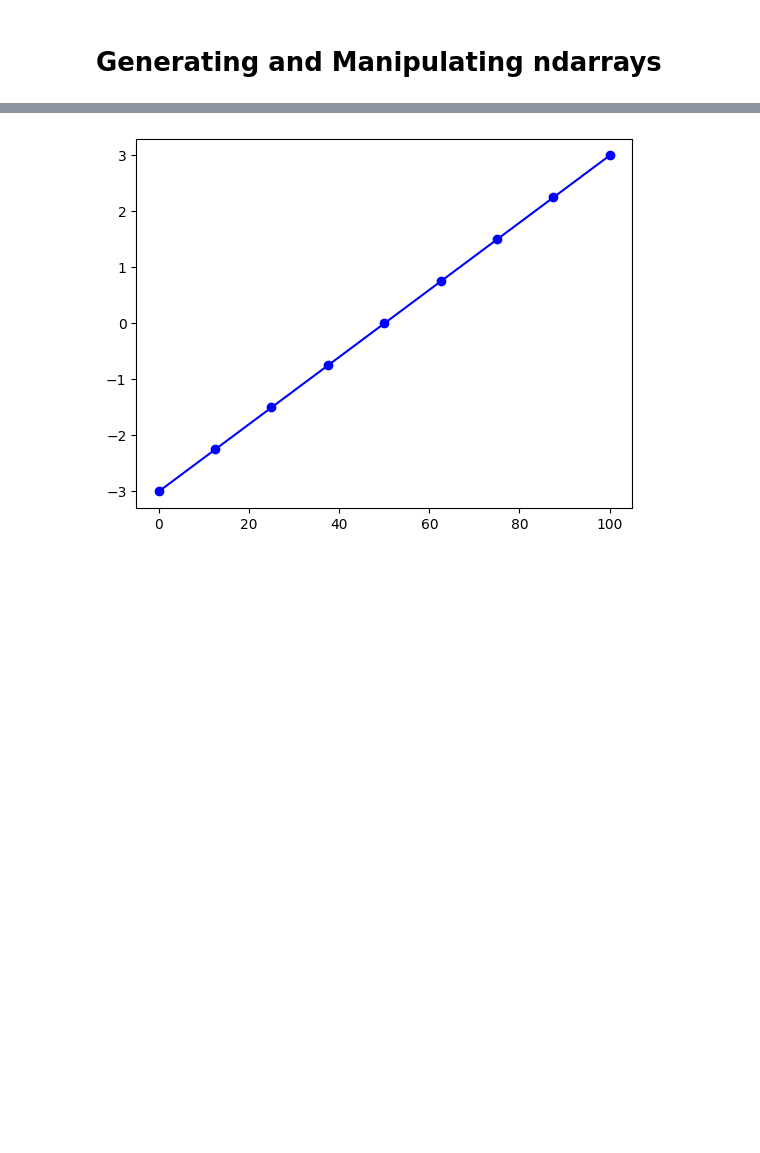
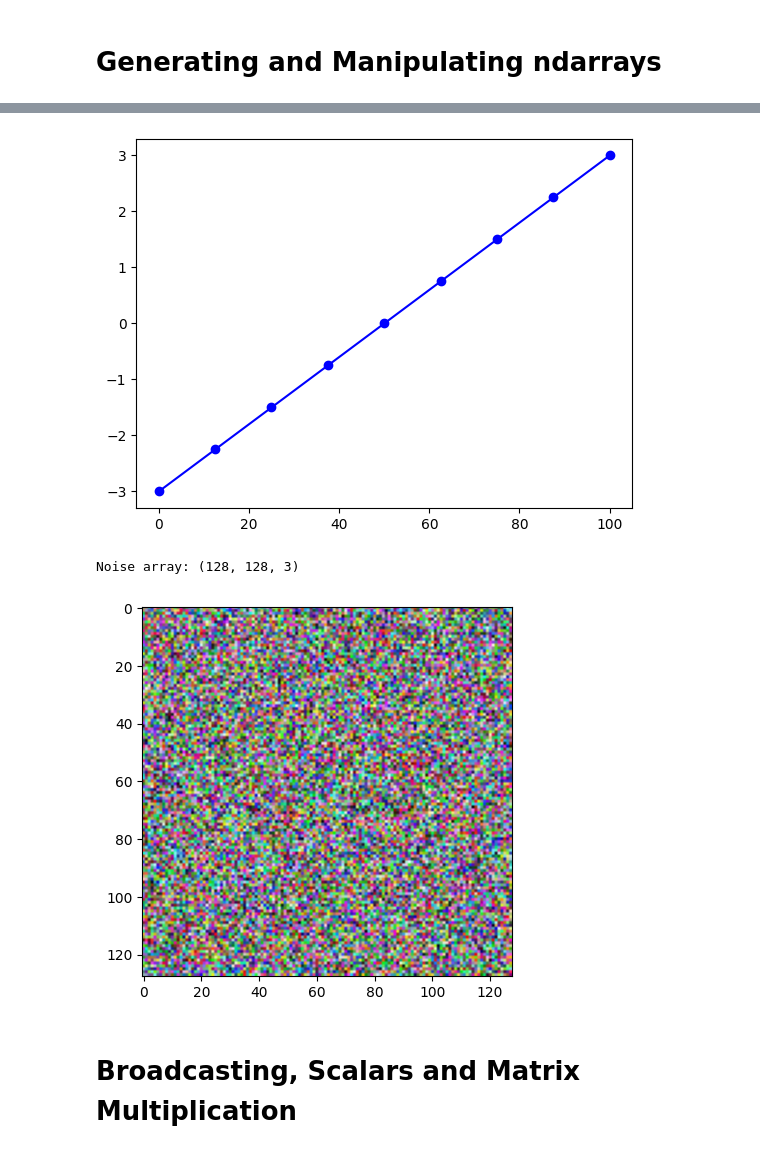
Before and after one commit to myself-Irfan/100_Python_Angela, a Jupyter notebook: 77.ipynb, the cells around one changed output, grey strips where cells are left out. Cells and saved outputs as stored; diff of their text form; code cells hidden in the pictures; blank space fills up the shorter version.

```diff
--- a/77.ipynb
+++ b/77.ipynb
@@ -114,6 +114,11 @@ if __name__ == "__main__":
         label='Linspace Plot'
     )
     plt.show()
+
+    # challenge 8
+    noise_array = np.random.random((128, 128, 3))
+    print(f'Noise array: {noise_array.shape}')
+    plt.imshow(noise_array)
 # %% [output]
 Generated array: [10 11 12 13 14 15 16 17 18 19 20 21 22 23 24 25 26 27 28 29]
 Array with last 3 elements: [27 28 29]
@@ -137,2 +142,6 @@ Random 3x3x3 array:
 Linspace of 9 elements with 0-100: [  0.   12.5  25.   37.5  50.   62.5  75.   87.5 100. ]
 [figure]
+Noise array: (128, 128, 3)
+[figure, added]
+# %% [markdown]
+# Broadcasting, Scalars and Matrix Multiplication
```
Also changed, not shown: parts of 2 cells of this notebook.
